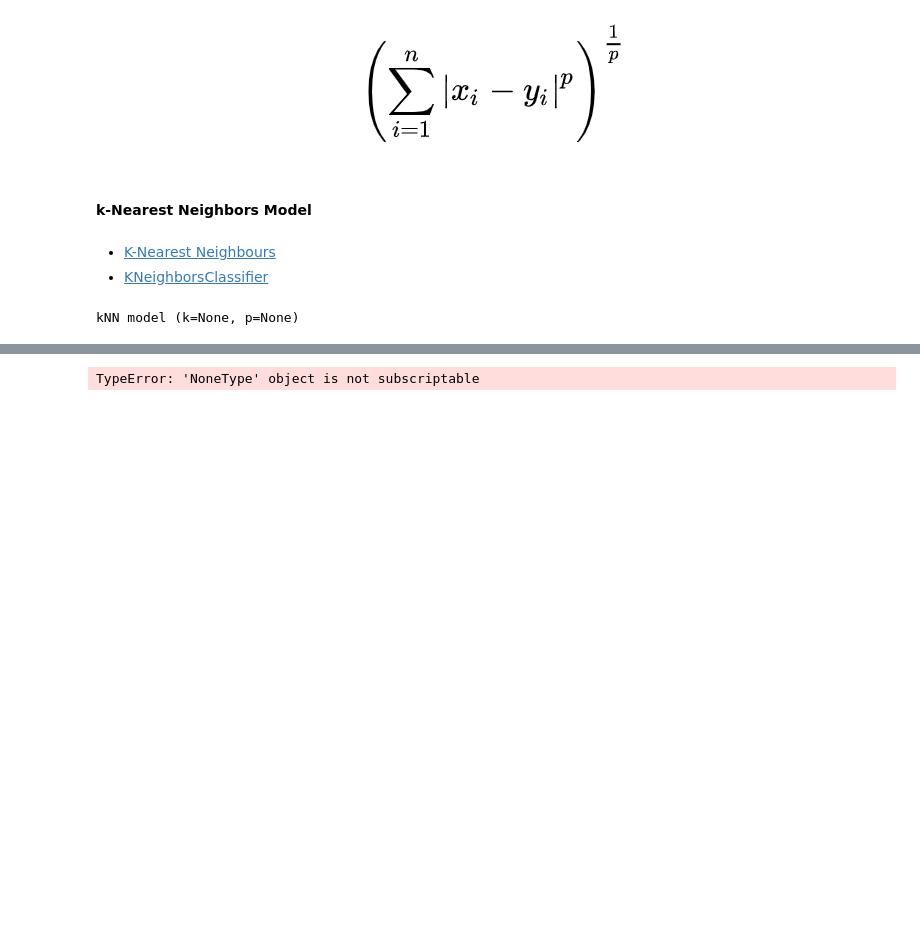
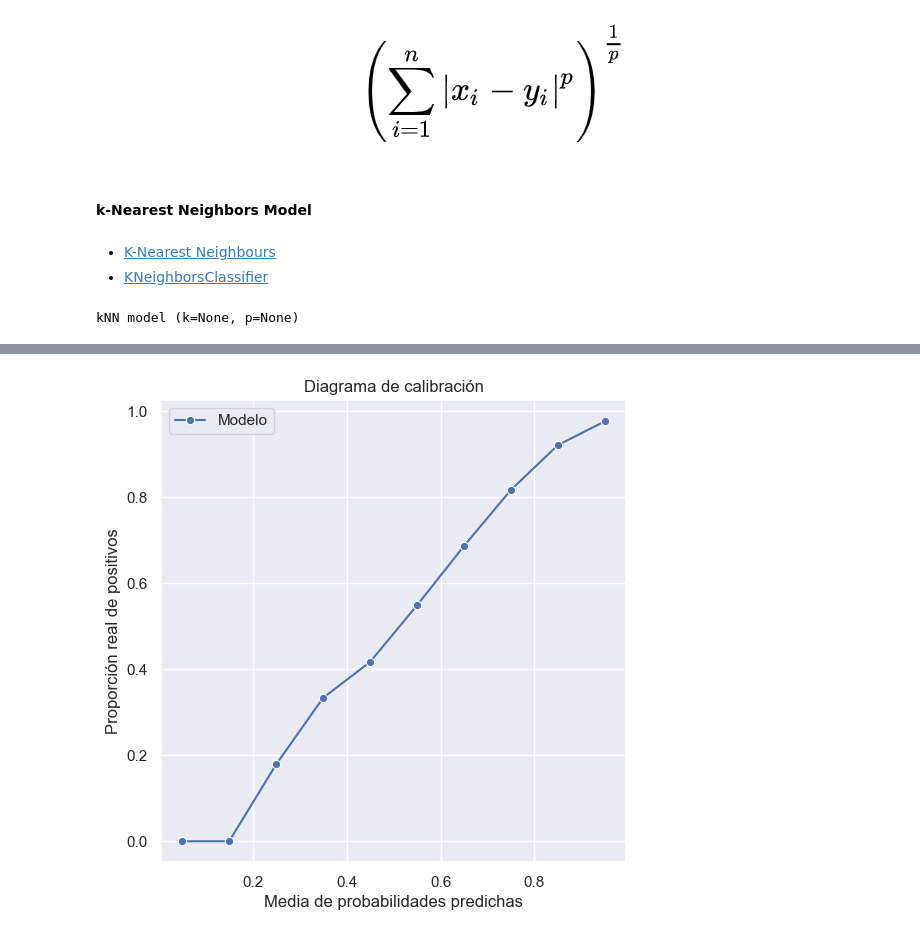
Before and after one commit to ICAI-IMAT-ML/p2-2-Elcazar, a Jupyter notebook: notebook/Lab_2_2_kNN.ipynb, the cells around one changed output, grey strips where cells are left out. Drawn from its saved outputs; the diff is of its cells as text; code cells hidden in the pictures; blank space fills up the shorter version.

Commit message:
plots

```diff
--- a/notebook/Lab_2_2_kNN.ipynb
+++ b/notebook/Lab_2_2_kNN.ipynb
@@ -87,7 +98,7 @@ TypeError: 'NoneType' object is not iterable
 # %%
 probs = knn_fit.predict_proba(X_train.values)
 # %%
-calibration_curve = plot_calibration_curve(y_train.values, probs[:,1], 'YES')
+calibration_curve = plot_calibration_curve(y_train.values, probs[:,1], 1)
 # %% [output]
-TypeError: 'NoneType' object is not subscriptable
+[figure, added]
 # %%
```
Also changed, not shown: parts of 6 cells of this notebook, 1 other file.
